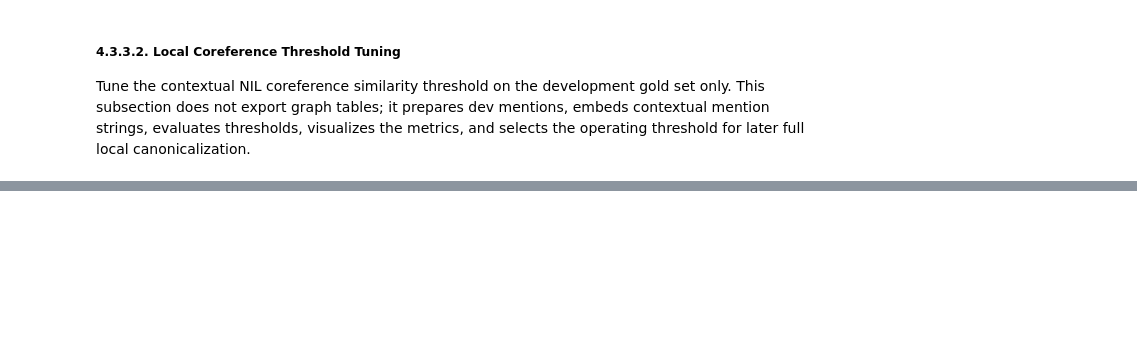
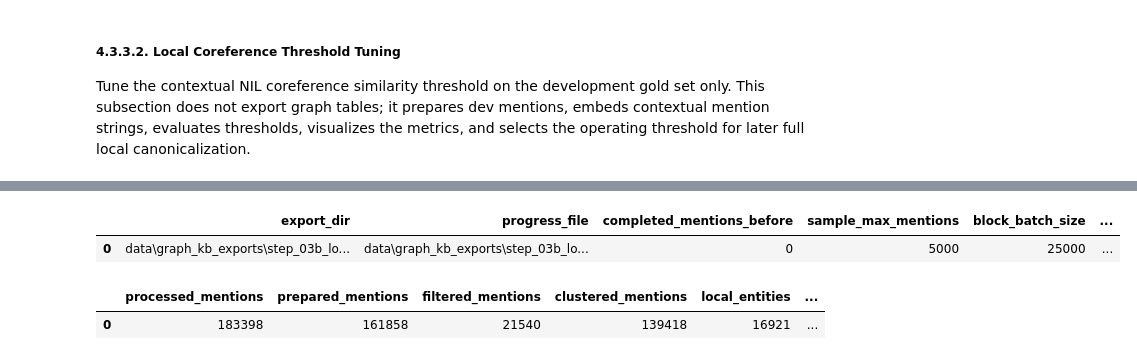
Before and after one commit to plminh-sdh/Design-and-Evaluation-of-Secure-Retrieval-Augmented-Systems-for-Large-Scale-Digital-Archives, a Jupyter notebook: Database.ipynb, the cells around one changed output, grey strips where cells are left out. Cells and saved outputs as stored; diff of their text form; code cells hidden in the pictures; blank space fills up the shorter version.

```diff
--- a/Database.ipynb
+++ b/Database.ipynb
@@ -3529,0 +3445,71 @@ local_coref_gold_dev_preview_df.head(20)
+# %%
+# Configure resumable local NIL canonicalization export.
+# The sample cap is block-complete: the helper may process slightly more mentions
+# so that selected local-coreference blocks are not split across resumable runs.
+LOCAL_COREF_APPLY_SAMPLE_MAX_MENTIONS = 5_000
+LOCAL_COREF_APPLY_BLOCK_BATCH_SIZE = 25_000
+LOCAL_COREF_APPLY_FULL_RUN = True  # Set True only when ready to continue through all remaining NIL mentions.
+
+LOCAL_COREF_APPLY_THRESHOLD = BEST_LOCAL_COREF_SIMILARITY_THRESHOLD
+LOCAL_COREF_APPLY_EXACT_SURFACE_FIRST = bool(
+    best_local_coref_threshold_row.get("exact_surface_first", True)
+)
+LOCAL_COREF_APPLY_USE_TYPE_THRESHOLD_FLOORS = bool(
+    best_local_coref_threshold_row.get("use_type_threshold_floors", False)
+)
+
+local_coref_completed_before = load_completed_local_coreference_mention_ids(
+    LOCAL_COREF_EXPORT_DIR,
+    chunksize=LOCAL_COREF_CSV_CHUNKSIZE,
+)
+
+pd.DataFrame([
+    {
+        "export_dir": str(LOCAL_COREF_EXPORT_DIR),
+        "progress_file": str(LOCAL_COREF_EXPORT_DIR / "local_coreference_progress.csv"),
+        "completed_mentions_before": len(local_coref_completed_before),
+        "sample_max_mentions": LOCAL_COREF_APPLY_SAMPLE_MAX_MENTIONS,
+        "block_batch_size": LOCAL_COREF_APPLY_BLOCK_BATCH_SIZE,
+        "full_run_enabled": LOCAL_COREF_APPLY_FULL_RUN,
+        "threshold": LOCAL_COREF_APPLY_THRESHOLD,
+        "exact_surface_first": LOCAL_COREF_APPLY_EXACT_SURFACE_FIRST,
+        "use_type_threshold_floors": LOCAL_COREF_APPLY_USE_TYPE_THRESHOLD_FLOORS,
+    }
+])
+# %% [output]
+|  | export_dir | progress_file | completed_mentions_before | sample_max_mentions | block_batch_size | ... |
+| 0 | data\graph_kb_exports\step_03b_lo... | data\graph_kb_exports\step_03b_lo... | 0 | 5000 | 25000 | ... |
+# %%
+# Apply local canonicalization to the next small resumable NIL batch.
+# Re-run this cell to process another small block-complete batch.
+if "local_coref_embedder" not in globals():
+    local_coref_embedder = BGEM3Embedder(
+        model_name=LOCAL_COREF_EMBEDDING_MODEL_NAME,
+        device="cuda" if torch.cuda.is_available() else "cpu",
+        require_cuda=False,
+    )
+
+local_coref_apply_sample_summary = apply_local_coreference_to_nil_mentions(
+    LOCAL_COREF_NIL_MENTIONS_CSV,
+    CHUNKS_CSV,
+    local_coref_embedder,
+    export_dir=LOCAL_COREF_EXPORT_DIR,
+    eligible_types=LOCAL_COREF_ELIGIBLE_TYPES,
+    similarity_threshold=LOCAL_COREF_APPLY_THRESHOLD,
+    min_cluster_size=LOCAL_COREF_MIN_CLUSTER_SIZE,
+    max_block_size=LOCAL_COREF_MAX_BLOCK_SIZE,
+    exact_surface_first=LOCAL_COREF_APPLY_EXACT_SURFACE_FIRST,
+    use_default_type_thresholds=LOCAL_COREF_APPLY_USE_TYPE_THRESHOLD_FLOORS,
+    text_column="masked_text",
+    embedding_batch_size=LOCAL_COREF_EMBEDDING_BATCH_SIZE,
+    max_mentions=LOCAL_COREF_APPLY_SAMPLE_MAX_MENTIONS,
+    block_batch_size=LOCAL_COREF_APPLY_BLOCK_BATCH_SIZE,
+    chunksize=LOCAL_COREF_CSV_CHUNKSIZE,
+    model_name=LOCAL_COREF_EMBEDDING_MODEL_NAME,
+    model_version=LOCAL_COREF_EMBEDDING_MODEL_VERSION,
+)
+
+pd.DataFrame([{k: str(v) if isinstance(v, Path) else v for k, v in local_coref_apply_sample_summary.items() if k != "exported_paths"}])
+# %% [output]
+|  | processed_mentions | prepared_mentions | filtered_mentions | clustered_mentions | local_entities | ... |
+| 0 | 183398 | 161858 | 21540 | 139418 | 16921 | ... |
```
Also changed, not shown: parts of 20 cells of this notebook, 1 other file.
